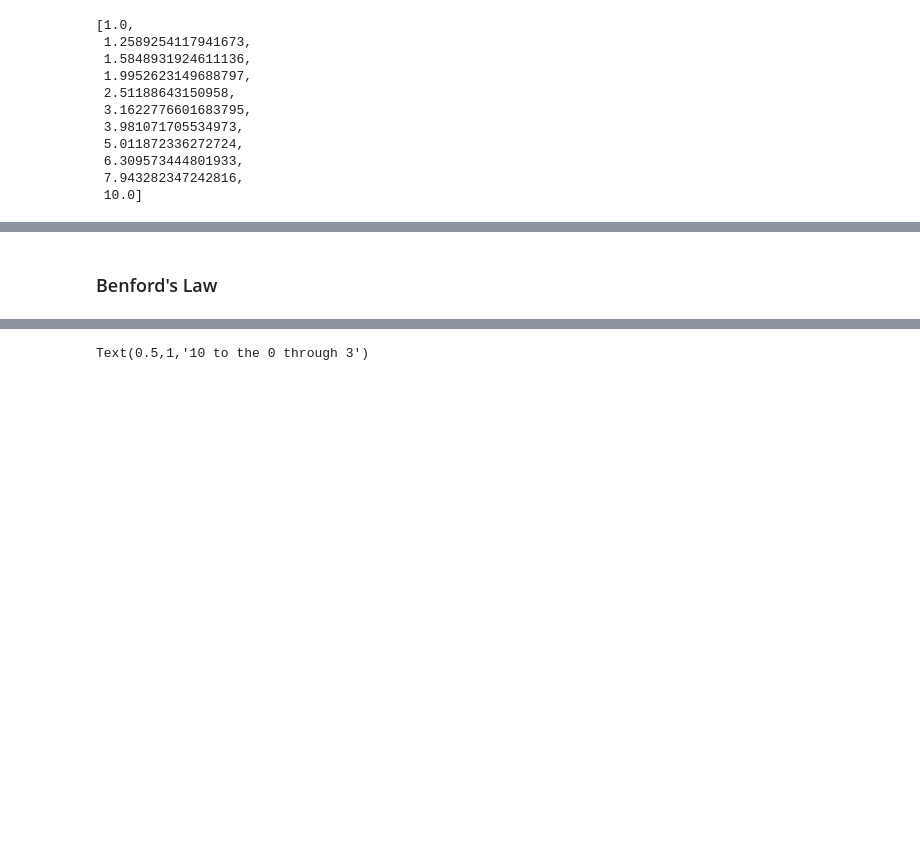
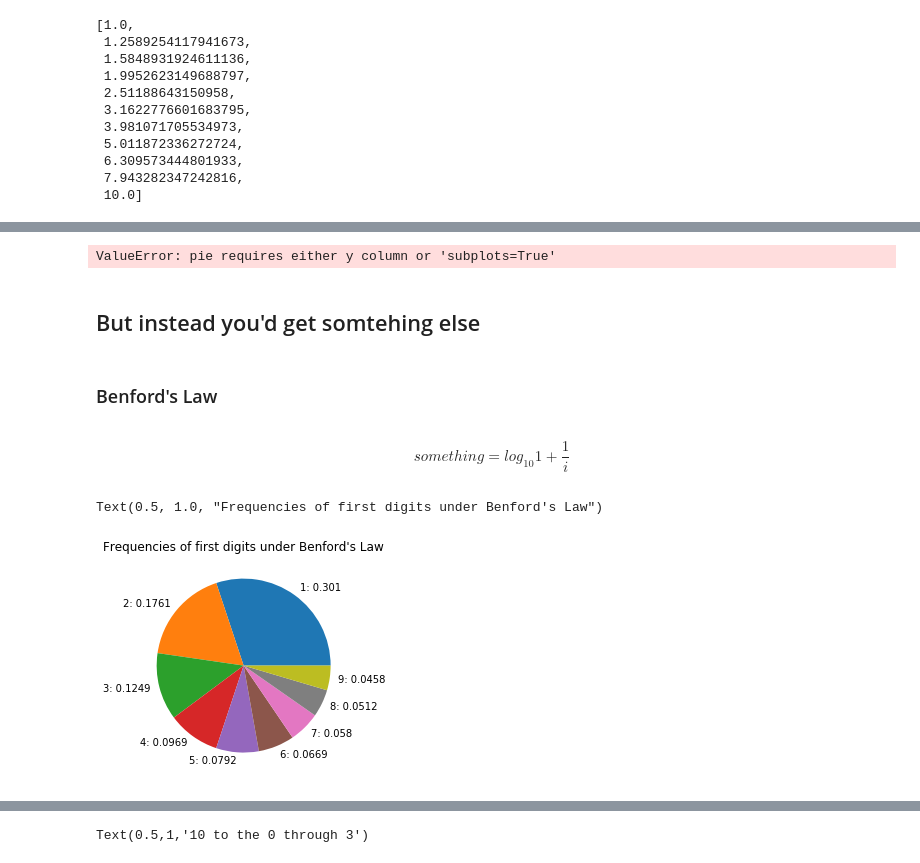
Before and after one commit to ssrosa/just_take_the_log, a Jupyter notebook: index.ipynb, the cells around one changed output, grey strips where cells are left out. Drawn from its saved outputs; the diff is of its cells as text; code cells hidden in the pictures; blank space fills up the shorter version.

```diff
--- a/index.ipynb
+++ b/index.ipynb
@@ -146,0 +112,6 @@ plt.legend()
+# %%
+#Plot the frequencies
+ds_and_cs.plot(kind = 'pie',
+                            labels = [f'{d}: {c}' for d, c in zip(digits,counts)])
+# %% [output]
+ValueError: pie requires either y column or 'subplots=True'
@@ -147,4 +121,8 @@ plt.legend()
+# %% [markdown]
+## But instead you'd get somtehing else
 # %% [markdown]
 ### Benford's Law
 # %%
 #$$ \large \sigma_{XY} = \frac{\sum_{i=1}^{n}(x_i -\mu_x)(z_i - \mu_y)}{n}$$
+# %% [markdown]
+$$ something = log_{10} 1 + \frac{1}{i} $$
@@ -150,0 +134,11 @@ plt.legend()
+# %%
+#Frequencies of digits 1 through 9
+freqs = {i: round(benford(i), 4) for i in np.arange(1, 10)}
+# %%
+pd.Series(freqs).plot(kind = 'pie',
+                      labels = [f'{k}: {v}' for k,v in freqs.items()],
+                      label = '')
+plt.title('Frequencies of first digits under Benford\'s Law')
+# %% [output]
+Text(0.5, 1.0, "Frequencies of first digits under Benford's Law")
+[figure, added]
```
Also changed, not shown: parts of 84 cells of this notebook, 1 other file.
